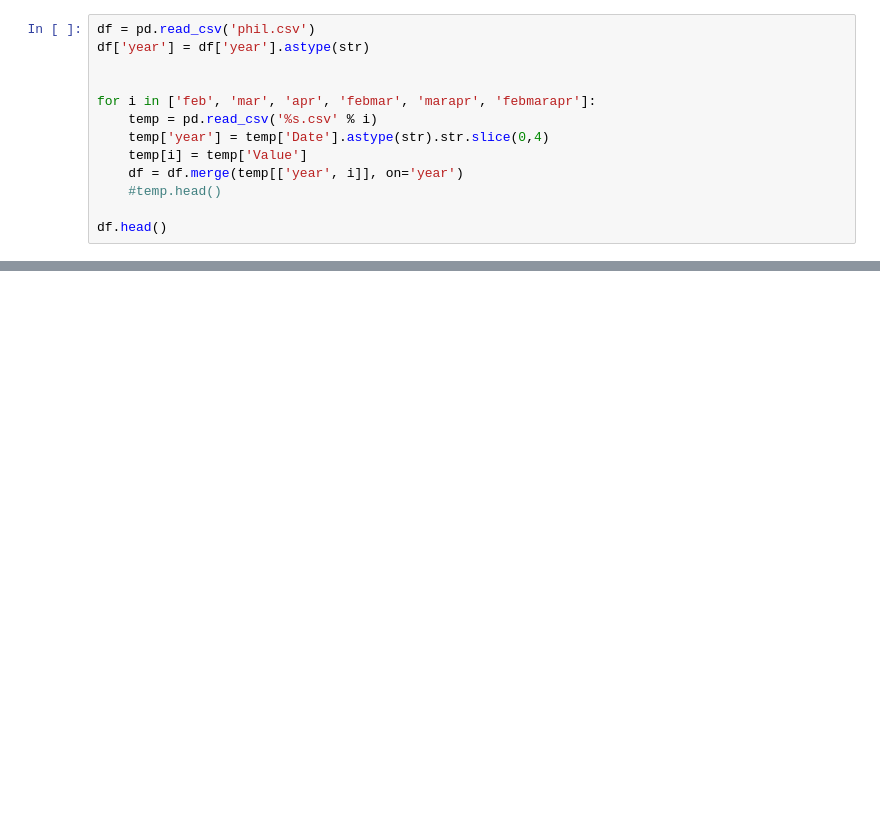
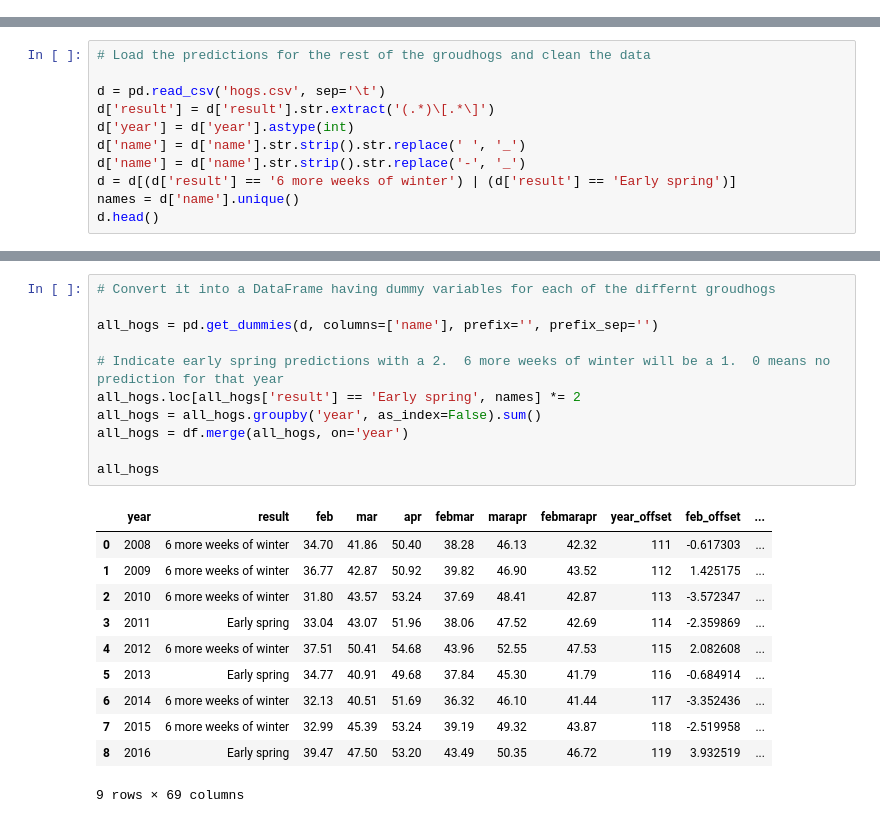
Before and after one commit to docmarionum1/Groundhog-Day, a Jupyter notebook: Groundhog Day.ipynb, the cells around one changed output, grey strips where cells are left out. Saved outputs shown, nothing was run; the diff lists cells and outputs as text; blank space fills up the shorter version.

```diff
--- a/Groundhog Day.ipynb
+++ b/Groundhog Day.ipynb
@@ -15,13 +16,0 @@ import statsmodels.formula.api as smf
-# %%
-df = pd.read_csv('phil.csv')
-df['year'] = df['year'].astype(str)
-
-
-for i in ['feb', 'mar', 'apr', 'febmar', 'marapr', 'febmarapr']:
-    temp = pd.read_csv('%s.csv' % i)
-    temp['year'] = temp['Date'].astype(str).str.slice(0,4)
-    temp[i] = temp['Value']
-    df = df.merge(temp[['year', i]], on='year')
-    #temp.head()
-
-df.head()
@@ -64,0 +107,11 @@ array(['No Record', 'Saw Shadow', 'No Shadow', 'Partial Shadow',
+# %%
+# Load the predictions for the rest of the groudhogs and clean the data
+
+d = pd.read_csv('hogs.csv', sep='\t')
+d['result'] = d['result'].str.extract('(.*)\[.*\]')
+d['year'] = d['year'].astype(int)
+d['name'] = d['name'].str.strip().str.replace(' ', '_')
+d['name'] = d['name'].str.strip().str.replace('-', '_')
+d = d[(d['result'] == '6 more weeks of winter') | (d['result'] == 'Early spring')]
+names = d['name'].unique()
+d.head()
@@ -64,0 +125,23 @@ array(['No Record', 'Saw Shadow', 'No Shadow', 'Partial Shadow',
+# %%
+# Convert it into a DataFrame having dummy variables for each of the differnt groudhogs
+
+all_hogs = pd.get_dummies(d, columns=['name'], prefix='', prefix_sep='')
+
+# Indicate early spring predictions with a 2.  6 more weeks of winter will be a 1.  0 means no prediction for that year
+all_hogs.loc[all_hogs['result'] == 'Early spring', names] *= 2
+all_hogs = all_hogs.groupby('year', as_index=False).sum()
+all_hogs = df.merge(all_hogs, on='year')
+
+all_hogs
+# %% [output]
+|  | year | result | feb | mar | apr | febmar | marapr | febmarapr | year_offset | feb_offset | ... |
+| 0 | 2008 | 6 more weeks of winter | 34.70 | 41.86 | 50.40 | 38.28 | 46.13 | 42.32 | 111 | -0.617303 | ... |
+| 1 | 2009 | 6 more weeks of winter | 36.77 | 42.87 | 50.92 | 39.82 | 46.90 | 43.52 | 112 | 1.425175 | ... |
+| 2 | 2010 | 6 more weeks of winter | 31.80 | 43.57 | 53.24 | 37.69 | 48.41 | 42.87 | 113 | -3.572347 | ... |
+| 3 | 2011 | Early spring | 33.04 | 43.07 | 51.96 | 38.06 | 47.52 | 42.69 | 114 | -2.359869 | ... |
+| 4 | 2012 | 6 more weeks of winter | 37.51 | 50.41 | 54.68 | 43.96 | 52.55 | 47.53 | 115 | 2.082608 | ... |
+| 5 | 2013 | Early spring | 34.77 | 40.91 | 49.68 | 37.84 | 45.30 | 41.79 | 116 | -0.684914 | ... |
+| 6 | 2014 | 6 more weeks of winter | 32.13 | 40.51 | 51.69 | 36.32 | 46.10 | 41.44 | 117 | -3.352436 | ... |
+| 7 | 2015 | 6 more weeks of winter | 32.99 | 45.39 | 53.24 | 39.19 | 49.32 | 43.87 | 118 | -2.519958 | ... |
+| 8 | 2016 | Early spring | 39.47 | 47.50 | 53.20 | 43.49 | 50.35 | 46.72 | 119 | 3.932519 | ... |
+9 rows × 69 columns
```
Also changed, not shown: parts of 20 cells of this notebook, 1 other file.
